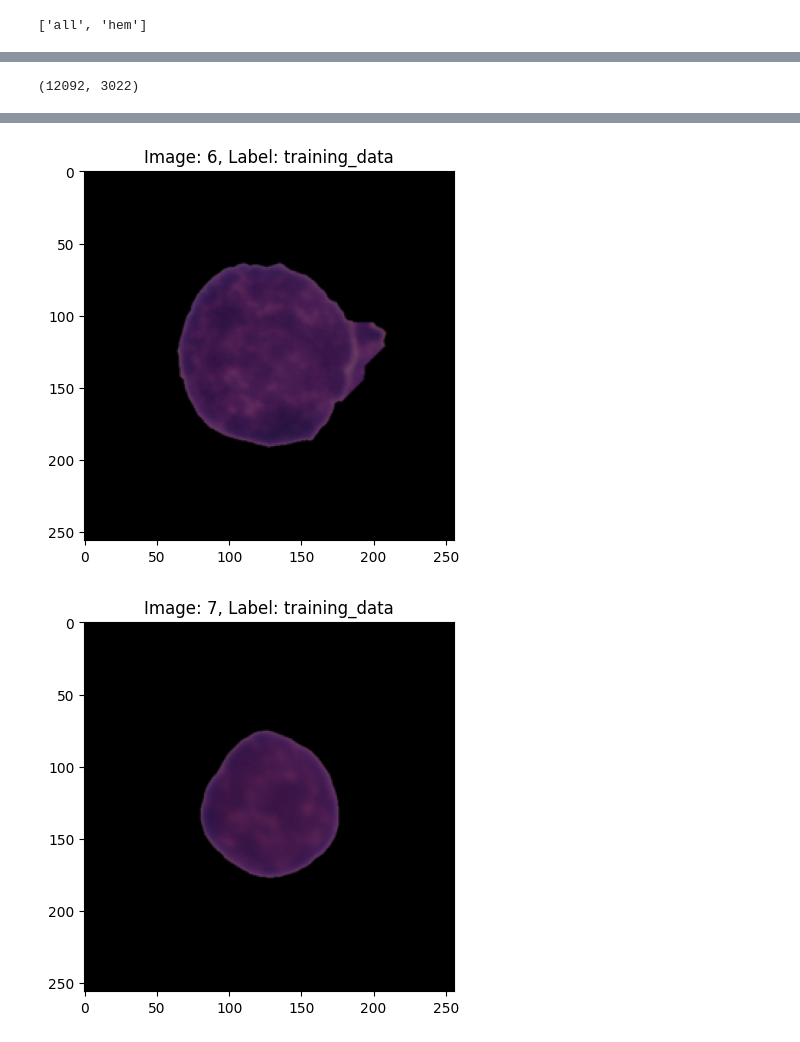
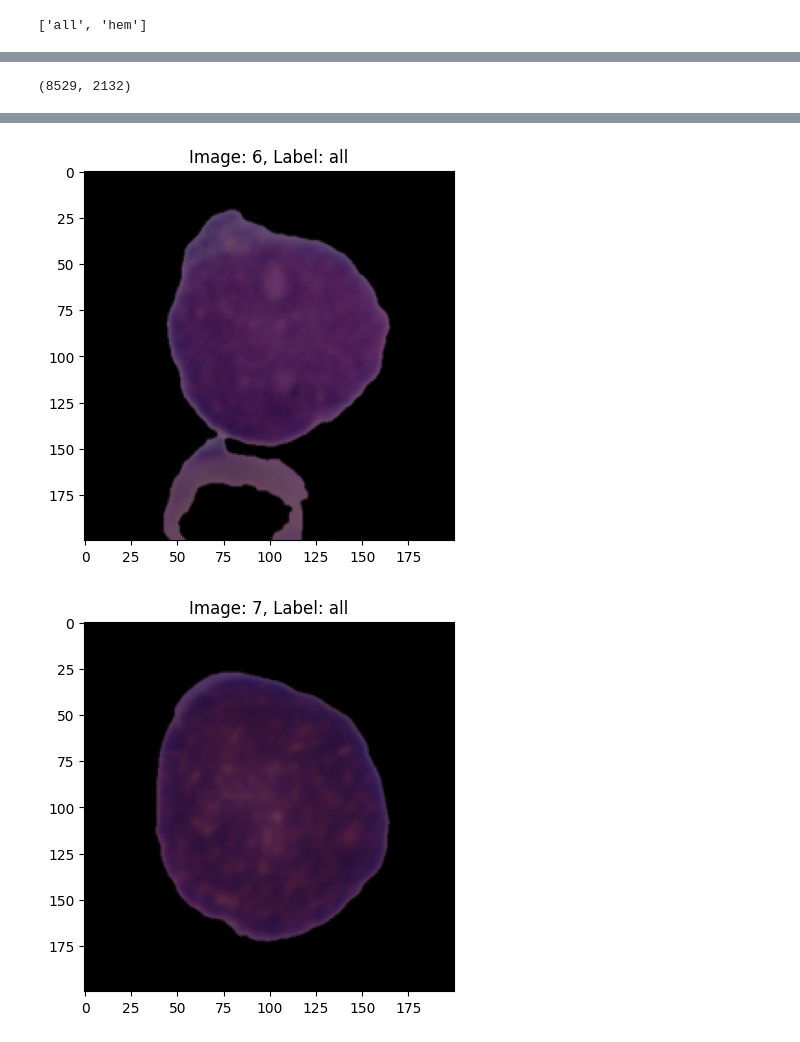
Before and after one commit to alonacode/AI, a Jupyter notebook: MY_CODE.ipynb, the cells around one changed output, grey strips where cells are left out. Saved outputs shown, nothing was run; the diff lists cells and outputs as text; code cells hidden in the pictures.

```diff
--- a/MY_CODE.ipynb
+++ b/MY_CODE.ipynb
@@ -19,9 +19,9 @@ transform = transforms.Compose([
     transforms.ToTensor(),
 ])
 # %%
-dataset1 = datasets.ImageFolder(root=data_dir1, transform=transform)
-dataset2 = datasets.ImageFolder(root=data_dir2, transform=transform)
-dataset3 = datasets.ImageFolder(root=data_dir3, transform=transform)
+dataset1 = datasets.ImageFolder(root=data_dir1)
+dataset2 = datasets.ImageFolder(root=data_dir2)
+dataset3 = datasets.ImageFolder(root=data_dir3)
 # %%
 dataset1.classes
 # %% [output]
@@ -39,11 +39,12 @@ from torch.utils.data import random_split
 train_ratio = 0.8
 
 # Розділіть набір даних
-train_data, val_data = random_split(dataset, [train_ratio, 1-train_ratio])
+train_data, val_data = random_split(combined_dataset, [train_ratio, 1-train_ratio])
 # %%
 train_transform = transforms.Compose([
     transforms.Resize((256, 256)), # Зміна розміру зображення до 256x256 пікселів
     transforms.RandomHorizontalFlip(p=0.5), # Випадково перевернути по горизонталі з ймовірністю 50%
+    transforms.CenterCrop((200, 200)),
     transforms.ToTensor(), # Перетворити зображення у тензори PyTorch
 ])
 
@@ -73,7 +74,7 @@ val_data = TransformDataset(val_data, transform = test_transform)
 # %%
 len(train_data), len(val_data)
 # %% [output]
-(12092, 3022)
+(8529, 2132)
 # %%
 batch_size = 32
 
@@ -93,7 +94,7 @@ for i in range(10):  # Show 3 images
     img = img.transpose((1, 2, 0))
 
     # Get the label name from the dataset class labels
-    label_name = dataset.classes[label]
+    label_name = dataset2.classes[label]
 
     # Plot the image with a title (including label name)
     plt.imshow(img)
@@ -108,2 +109,2 @@ for i in range(10):  # Show 3 images
-[figure, old version]
+[figure, new version]
-[figure, old version]
+[figure, new version]
```
Also changed, not shown: parts of 3 cells of this notebook.
